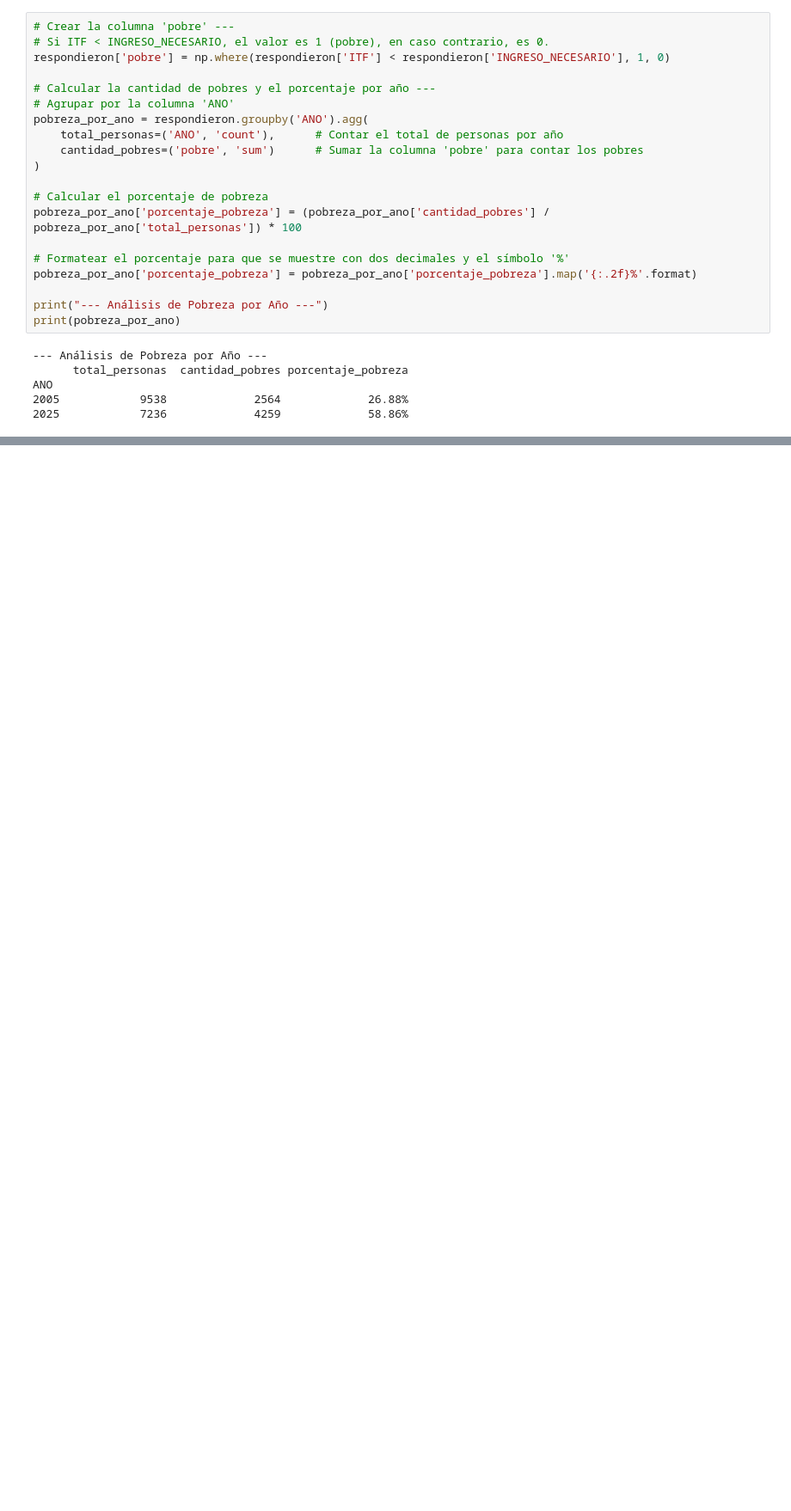
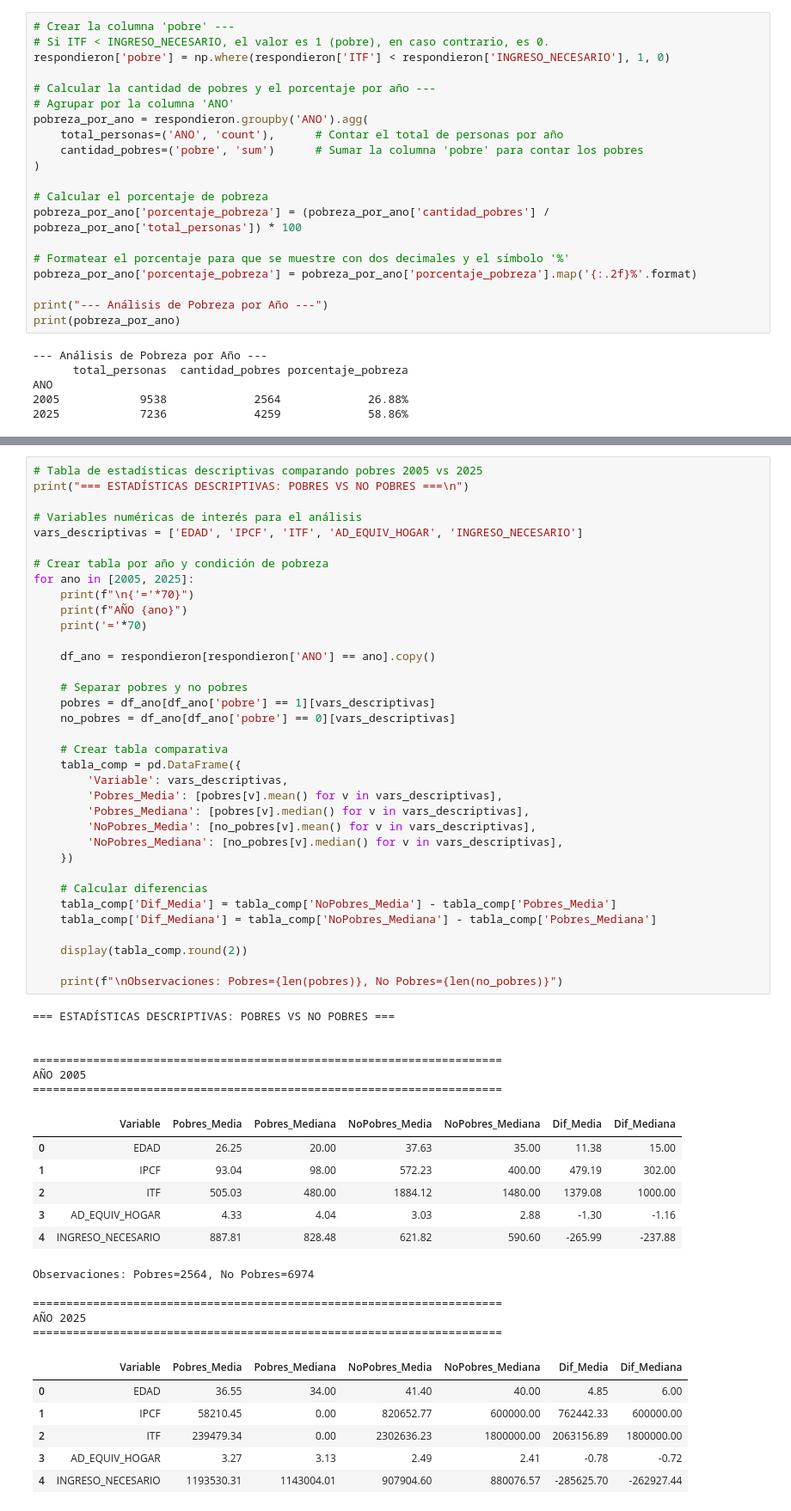
Before and after one commit to paulaleylen/BigDataUBA-Grupo10, a Jupyter notebook: TP1/Program_TP1_GrupoJLP.ipynb, the cells around one changed output, grey strips where cells are left out. Shown at 86% size. Cells and saved outputs as stored; diff of their text form; blank space fills up the shorter version.

```diff
--- a/TP1/Program_TP1_GrupoJLP.ipynb
+++ b/TP1/Program_TP1_GrupoJLP.ipynb
@@ -1695,0 +1758,59 @@ ANO
+# %%
+# Tabla de estadísticas descriptivas comparando pobres 2005 vs 2025
+print("=== ESTADÍSTICAS DESCRIPTIVAS: POBRES VS NO POBRES ===\n")
+
+# Variables numéricas de interés para el análisis
+vars_descriptivas = ['EDAD', 'IPCF', 'ITF', 'AD_EQUIV_HOGAR', 'INGRESO_NECESARIO']
+
+# Crear tabla por año y condición de pobreza
+for ano in [2005, 2025]:
+    print(f"\n{'='*70}")
+    print(f"AÑO {ano}")
+    print('='*70)
+
+    df_ano = respondieron[respondieron['ANO'] == ano].copy()
+
+    # Separar pobres y no pobres
+    pobres = df_ano[df_ano['pobre'] == 1][vars_descriptivas]
+    no_pobres = df_ano[df_ano['pobre'] == 0][vars_descriptivas]
+
+    # Crear tabla comparativa
+    tabla_comp = pd.DataFrame({
+        'Variable': vars_descriptivas,
+        'Pobres_Media': [pobres[v].mean() for v in vars_descriptivas],
+        'Pobres_Mediana': [pobres[v].median() for v in vars_descriptivas],
+        'NoPobres_Media': [no_pobres[v].mean() for v in vars_descriptivas],
+        'NoPobres_Mediana': [no_pobres[v].median() for v in vars_descriptivas],
+    })
+
+    # Calcular diferencias
+    tabla_comp['Dif_Media'] = tabla_comp['NoPobres_Media'] - tabla_comp['Pobres_Media']
+    tabla_comp['Dif_Mediana'] = tabla_comp['NoPobres_Mediana'] - tabla_comp['Pobres_Mediana']
+
+    display(tabla_comp.round(2))
+
+    print(f"\nObservaciones: Pobres={len(pobres)}, No Pobres={len(no_pobres)}")
+# %% [output]
+=== ESTADÍSTICAS DESCRIPTIVAS: POBRES VS NO POBRES ===
+
+
+======================================================================
+AÑO 2005
+======================================================================
+|  | Variable | Pobres_Media | Pobres_Mediana | NoPobres_Media | NoPobres_Mediana | Dif_Media | Dif_Mediana |
+| 0 | EDAD | 26.25 | 20.00 | 37.63 | 35.00 | 11.38 | 15.00 |
+| 1 | IPCF | 93.04 | 98.00 | 572.23 | 400.00 | 479.19 | 302.00 |
+| 2 | ITF | 505.03 | 480.00 | 1884.12 | 1480.00 | 1379.08 | 1000.00 |
+| 3 | AD_EQUIV_HOGAR | 4.33 | 4.04 | 3.03 | 2.88 | -1.30 | -1.16 |
+| 4 | INGRESO_NECESARIO | 887.81 | 828.48 | 621.82 | 590.60 | -265.99 | -237.88 |
+Observaciones: Pobres=2564, No Pobres=6974
+
+======================================================================
+AÑO 2025
+======================================================================
+|  | Variable | Pobres_Media | Pobres_Mediana | NoPobres_Media | NoPobres_Mediana | Dif_Media | Dif_Mediana |
+| 0 | EDAD | 36.55 | 34.00 | 41.40 | 40.00 | 4.85 | 6.00 |
+| 1 | IPCF | 58210.45 | 0.00 | 820652.77 | 600000.00 | 762442.33 | 600000.00 |
+| 2 | ITF | 239479.34 | 0.00 | 2302636.23 | 1800000.00 | 2063156.89 | 1800000.00 |
+| 3 | AD_EQUIV_HOGAR | 3.27 | 3.13 | 2.49 | 2.41 | -0.78 | -0.72 |
+| 4 | INGRESO_NECESARIO | 1193530.31 | 1143004.01 | 907904.60 | 880076.57 | -285625.70 | -262927.44 |
```
Also changed, not shown: parts of 27 cells of this notebook, 8 other files.
